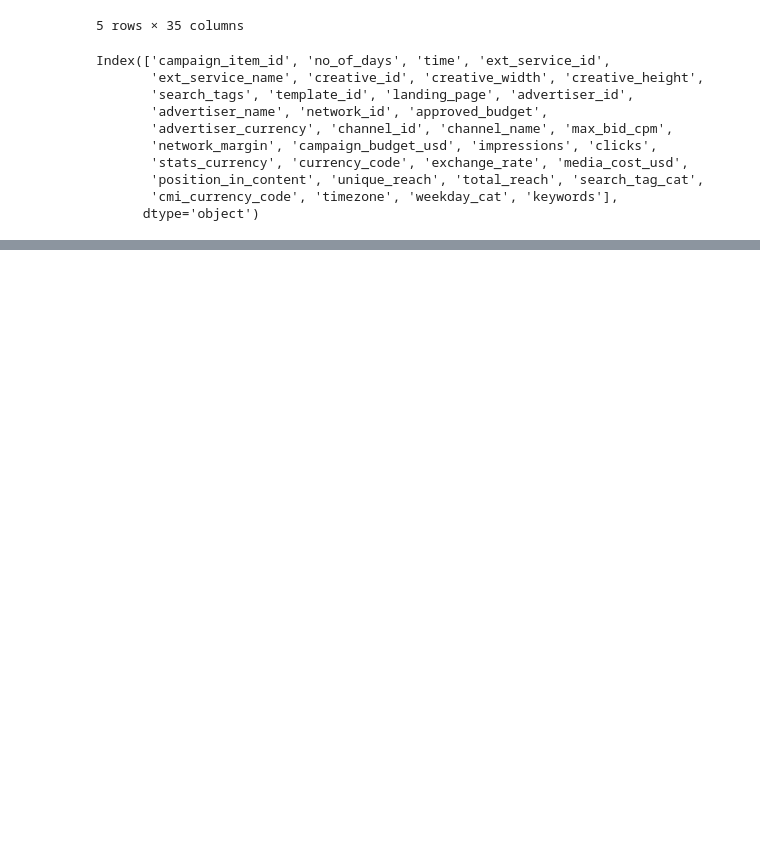
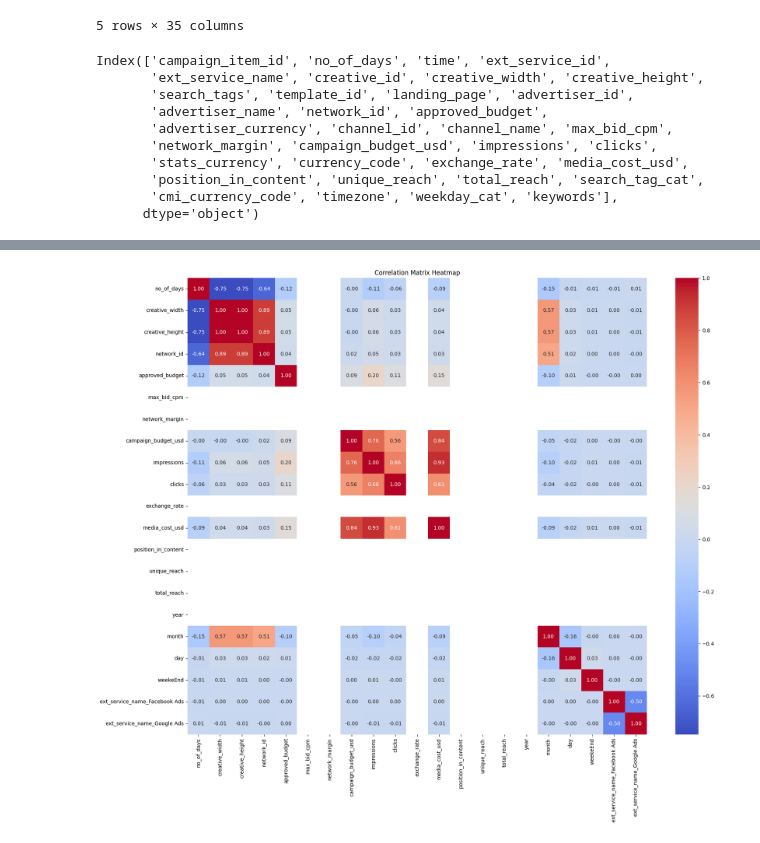
Before and after one commit to SantiagoArenas/TFG_Santiago, a Jupyter notebook: dataAcquisition/marketingCampaign1/campaignExploration1.ipynb, the cells around one changed output, grey strips where cells are left out. Cells and saved outputs as stored; diff of their text form; code cells hidden in the pictures; blank space fills up the shorter version.

Commit message:
exploration 1 finished

```diff
--- a/dataAcquisition/marketingCampaign1/campaignExploration1.ipynb
+++ b/dataAcquisition/marketingCampaign1/campaignExploration1.ipynb
@@ -24,3 +24,7 @@ Index(['campaign_item_id', 'no_of_days', 'time', 'ext_service_id',
        'position_in_content', 'unique_reach', 'total_reach', 'search_tag_cat',
        'cmi_currency_code', 'timezone', 'weekday_cat', 'keywords'],
       dtype='object')
+# %%
+db.drop(['campaign_item_id', 'ext_service_id', 'creative_id',
+       'advertiser_id',
+       'channel_id', 'channel_name', 'timezone', 'search_tags', 'template_id'], axis=1, inplace=True)
@@ -26,0 +41,10 @@ Index(['campaign_item_id', 'no_of_days', 'time', 'ext_service_id',
+# %%
+db['time'] = pd.to_datetime(db['time'])
+
+db['year'] = db['time'].dt.year
+db['month'] = db['time'].dt.month
+db['day'] = db['time'].dt.day
+
+db.drop(['time'], axis=1, inplace=True)
+
+db.head()
@@ -26,0 +70,3 @@ Index(['campaign_item_id', 'no_of_days', 'time', 'ext_service_id',
+# %%
+db_dummies = pd.get_dummies(db, columns=['weekday_cat', 'ext_service_name'], drop_first=True)
+db_dummies.columns
@@ -26,0 +84,3 @@ Index(['campaign_item_id', 'no_of_days', 'time', 'ext_service_id',
+# %%
+db_dummies.rename(columns={'weekday_cat_week_day': 'weekDay', 'weekday_cat_week_end': 'weekeEnd'}, inplace=True)
+db_dummies.columns
@@ -26,0 +97,13 @@ Index(['campaign_item_id', 'no_of_days', 'time', 'ext_service_id',
+# %%
+#I could keep going treating the data but I think it is enough for an exploration
+
+import seaborn as sns
+import matplotlib.pyplot as plt
+
+correlation_matrix = db_dummies.select_dtypes(include=['number', 'bool']).corr()
+plt.figure(figsize=(20, 16))
+sns.heatmap(correlation_matrix, annot=True, fmt='.2f', cmap='coolwarm')
+plt.title('Correlation Matrix Heatmap')
+plt.show()
+# %% [output]
+[figure, added]
```
Also changed, not shown: parts of 5 cells of this notebook.
